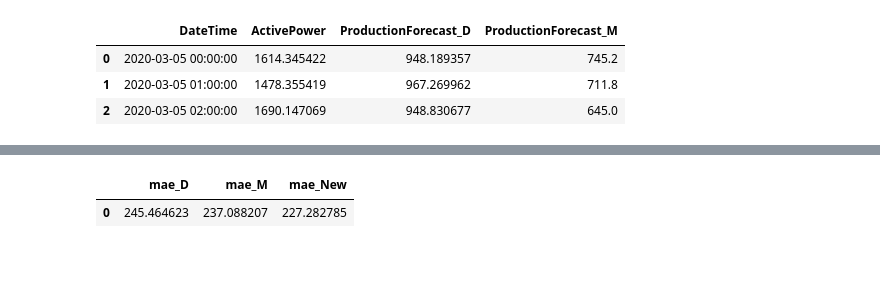
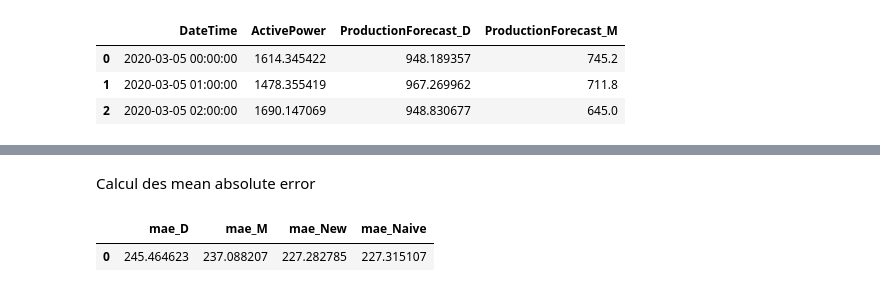
Before and after one commit to Projet-fil-rouge-Engie/Aggregation_Forecast, a Jupyter notebook: New_expert.ipynb, the cells around one changed output, grey strips where cells are left out. Saved outputs shown, nothing was run; the diff lists cells and outputs as text; code cells hidden in the pictures; blank space fills up the shorter version.

Commit message:
New expert commented

```diff
--- a/New_expert.ipynb
+++ b/New_expert.ipynb
@@ -17,3 +19,11 @@ turb_1.head(3)
 turb_1 = turb_1[turb_1.ActivePower != 0]
 turb_1 = turb_1[turb_1.ProductionForecast_D != 0]
 turb_1 = turb_1[turb_1.ProductionForecast_M != 0]
+# %%
+turb_1['naive_expert'] = (turb_1['ProductionForecast_D'] + turb_1['ProductionForecast_M'])/2
+# %%
+Y_true = turb_1['ActivePower'].to_numpy()
+Naive_expert = turb_1['naive_expert'].to_numpy()
+# %%
+mae_Naive = mean_absolute_error(Y_true, Naive_expert)
+print(mae_Naive)
@@ -26,3 +42,7 @@ turb_1['min_error'] = turb_1[['error_expert1','error_expert2']].min(axis=1)
 # %%
-turb_1.loc[turb_1.index[0], 'weight_expert1'] = 1 / (1 + (turb_1.loc[turb_1.index[0], 'error_expert1']/turb_1.loc[turb_1.index[0], 'error_expert2']))
-turb_1.loc[turb_1.index[0], 'weight_expert2'] = 1 - turb_1.loc[turb_1.index[0], 'weight_expert1']
+turb_1.loc[turb_1.index[0], 'weight_expert1'] = 1 / \
+    (1 + (turb_1.loc[turb_1.index[0], 'error_expert1'] /
+     turb_1.loc[turb_1.index[0], 'error_expert2']))
+
+turb_1.loc[turb_1.index[0], 'weight_expert2'] = 1 - \
+    turb_1.loc[turb_1.index[0], 'weight_expert1']
@@ -44,3 +90,5 @@ turb_1['new_expert'] = (turb_1['ProductionForecast_D']*turb_1['weight_expert1']
+# %% [markdown]
+Calcul des mean absolute error
 # %%
 ProductionForecast_D = turb_1['ProductionForecast_D'].to_numpy()
 ProductionForecast_M = turb_1['ProductionForecast_M'].to_numpy()
@@ -51,9 +99,9 @@ mae_D = mean_absolute_error(Y_true, ProductionForecast_D)
 mae_M = mean_absolute_error(Y_true, ProductionForecast_M)
 mae_New = mean_absolute_error(Y_true, New_expert)
 # %%
-d = {'mae_D': [mae_D], 'mae_M': [mae_M], 'mae_New': [mae_New]}
+d = {'mae_D': [mae_D], 'mae_M': [mae_M], 'mae_New': [mae_New], 'mae_Naive': [mae_Naive]}
 df = pd.DataFrame(data=d)
 df
 # %% [output]
-|  | mae_D | mae_M | mae_New |
-| 0 | 245.464623 | 237.088207 | 227.282785 |
+|  | mae_D | mae_M | mae_New | mae_Naive |
+| 0 | 245.464623 | 237.088207 | 227.282785 | 227.315107 |
```
Also changed, not shown: parts of 10 cells of this notebook.
